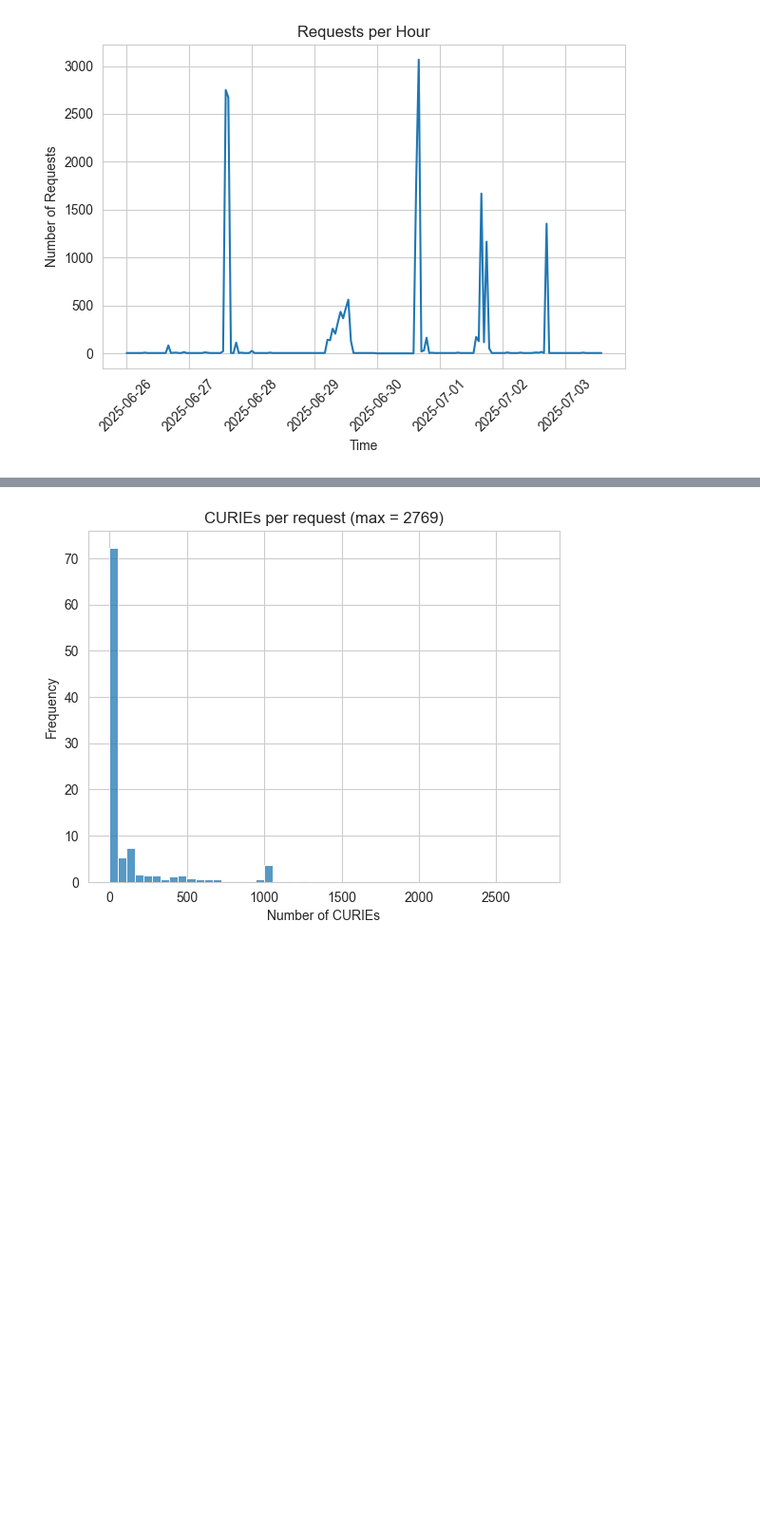
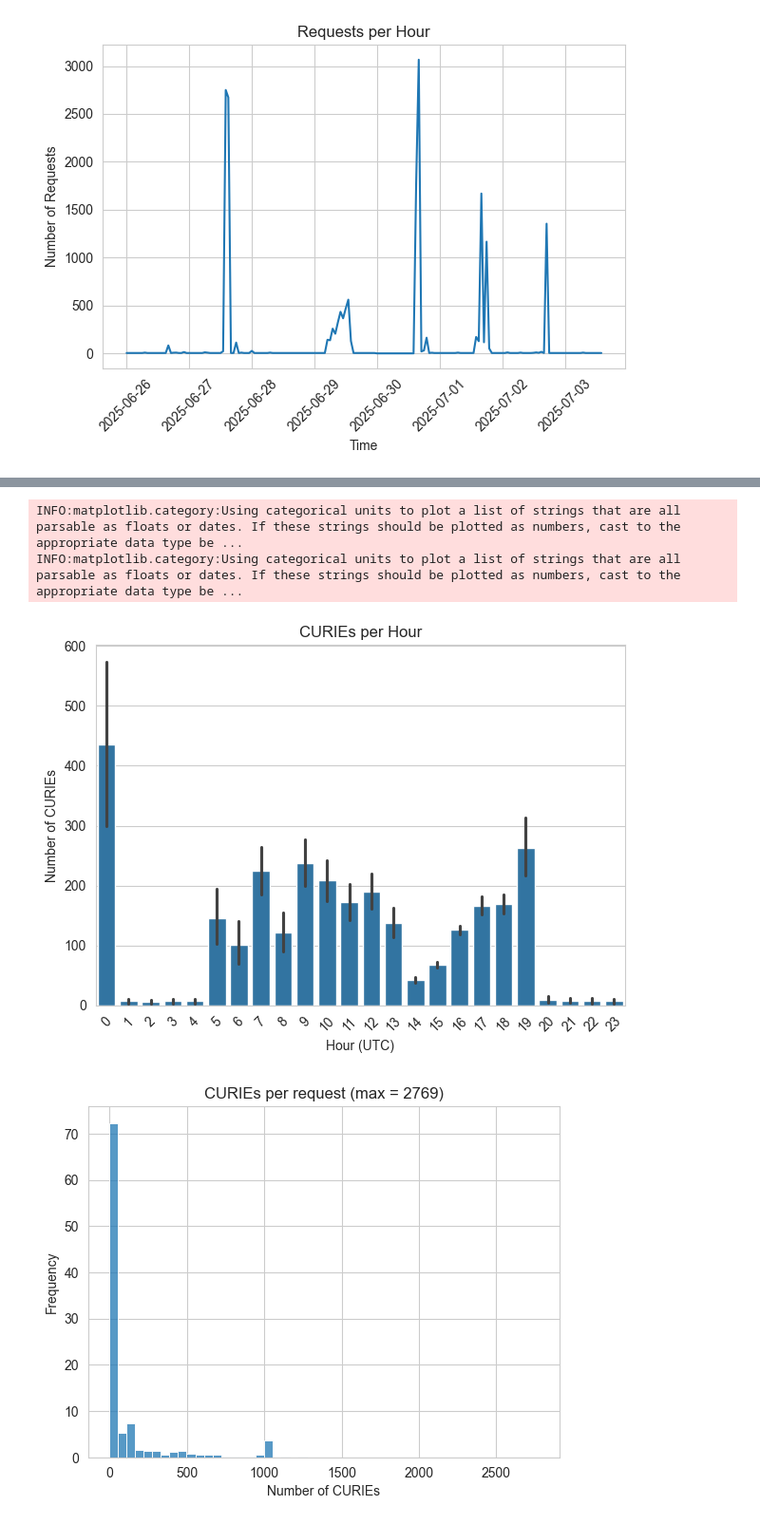
Before and after one commit to TranslatorSRI/babel-validation, a Jupyter notebook: log-analysis/NodeNorm_log_analysis.ipynb, the cells around one changed output, grey strips where cells are left out. Shown: that part at 95% size. Drawn from its saved outputs; the diff is of its cells as text; code cells hidden in the pictures; blank space fills up the shorter version.

```diff
--- a/log-analysis/NodeNorm_log_analysis.ipynb
+++ b/log-analysis/NodeNorm_log_analysis.ipynb
@@ -217,3 +229,17 @@ plt.show()
+# %%
+# Plot CURIEs against hour of day
+df['hour_of_day'] = df['time'].dt.hour
+sns.barplot(x=df['hour_of_day'], y=df['curie_count'])
+plt.title("CURIEs per Hour")
+plt.xlabel("Hour (UTC)")
+plt.ylabel("Number of CURIEs")
+plt.xticks(rotation=45)
+plt.tight_layout()
+plt.show()
+# %% [output]
+INFO:matplotlib.category:Using categorical units to plot a list of strings that are all parsable as floats or dates. If these strings should be plotted as numbers, cast to the appropriate data type be ...
+INFO:matplotlib.category:Using categorical units to plot a list of strings that are all parsable as floats or dates. If these strings should be plotted as numbers, cast to the appropriate data type be ...
+[figure, added]
 # %%
 # CURIEs per request
 sns.histplot(df['curie_count'], bins=50, stat='percent')
```
Also changed, not shown: parts of 1 cell of this notebook.
